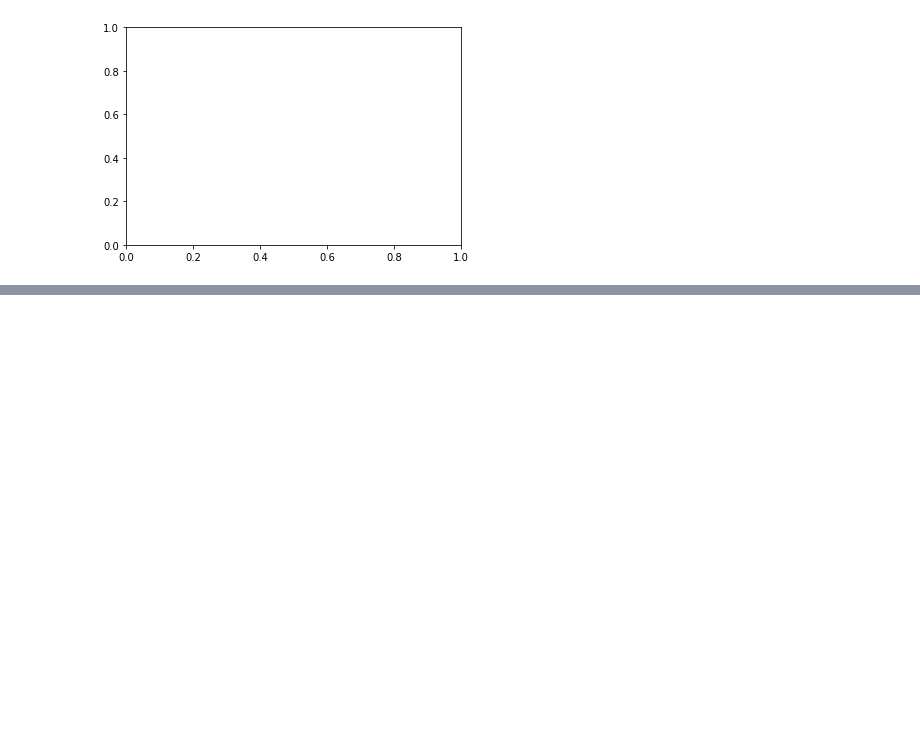
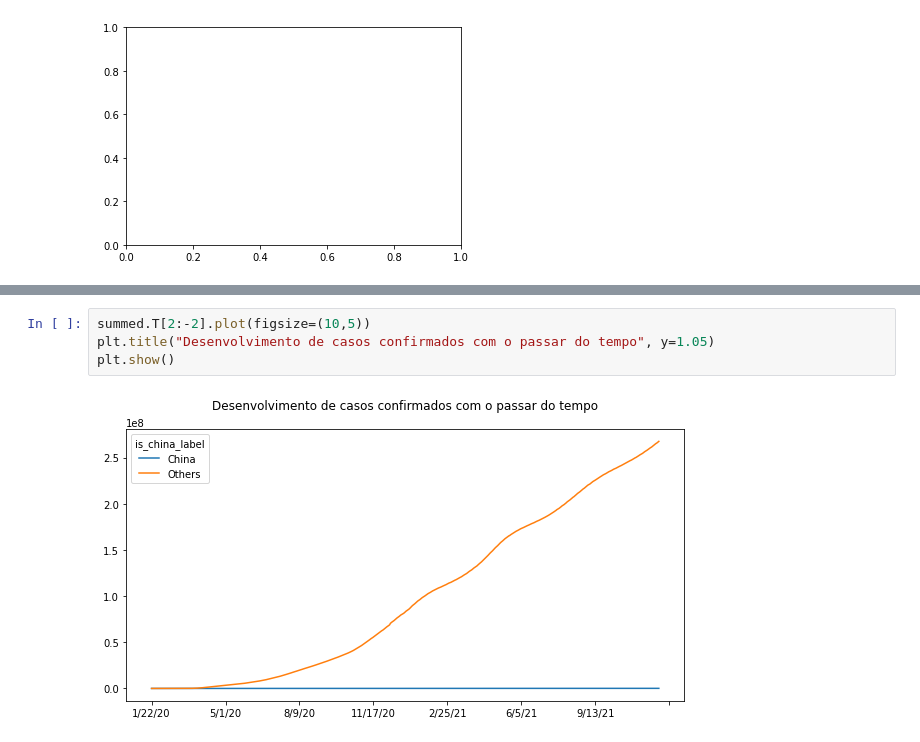
Before and after one commit to viniciusfin/COVID-19, a Jupyter notebook: Data_Science_e_Saude.ipynb, the cells around one changed output, grey strips where cells are left out. Drawn from its saved outputs; the diff is of its cells as text; blank space fills up the shorter version.

```diff
--- a/Data_Science_e_Saude.ipynb
+++ b/Data_Science_e_Saude.ipynb
@@ -395,0 +518,6 @@ combined.sort_values("letality_rate_1", ascending = False).query("confirmed > 10
+# %%
+summed.T[2:-2].plot(figsize=(10,5))
+plt.title("Desenvolvimento de casos confirmados com o passar do tempo", y=1.05)
+plt.show()
+# %% [output]
+[figure, added]
```
Also changed, not shown: parts of 52 cells of this notebook.
